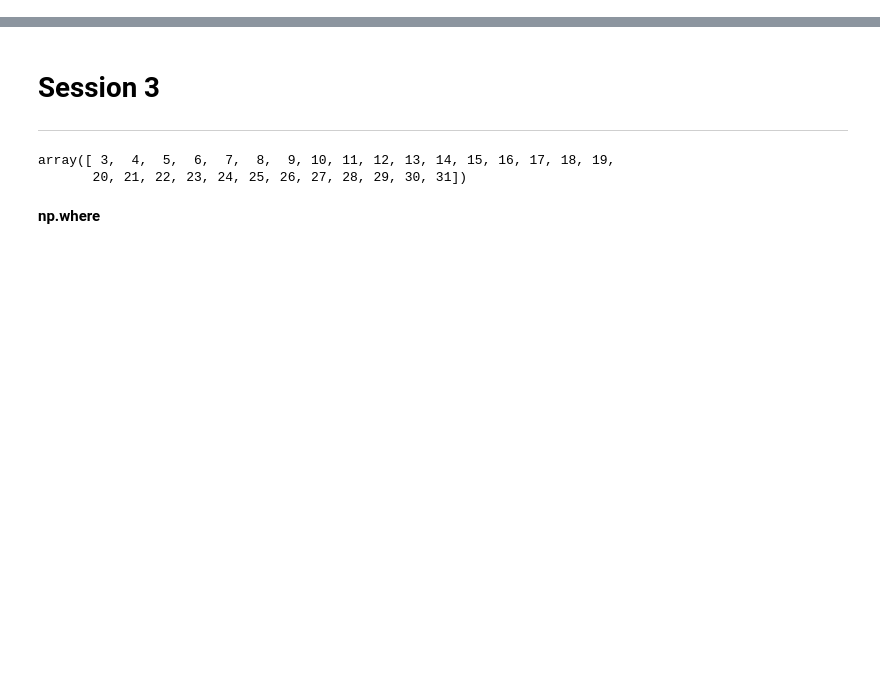
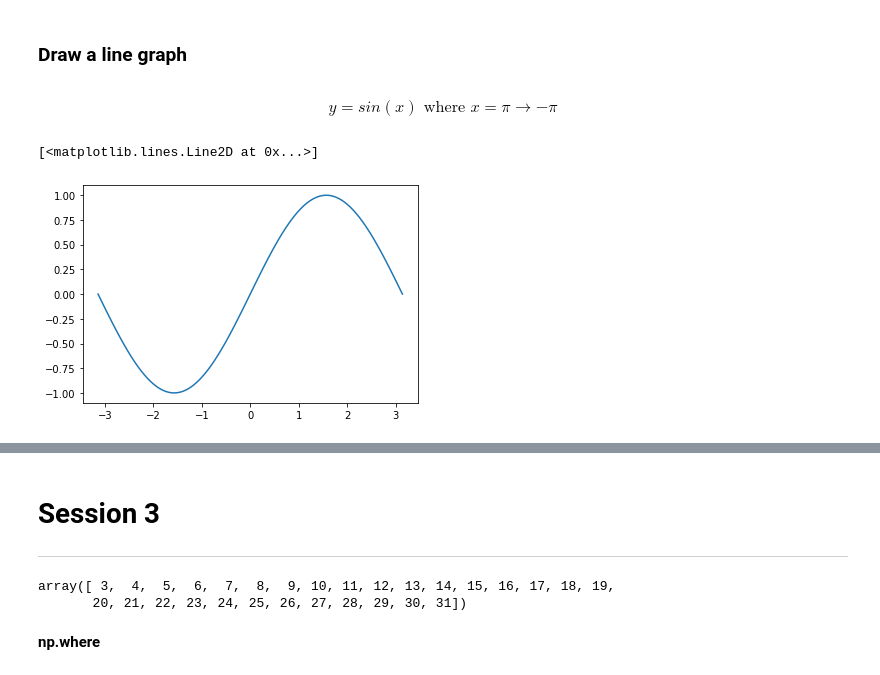
Before and after one commit to learningwithdg/datascience, a Jupyter notebook: Sessions/Session-3.ipynb, the cells around one changed output, grey strips where cells are left out. Saved outputs shown, nothing was run; the diff lists cells and outputs as text; code cells hidden in the pictures; blank space fills up the shorter version.

```diff
--- a/Sessions/Session-3.ipynb
+++ b/Sessions/Session-3.ipynb
@@ -0,0 +7,10 @@
+# %% [markdown]
+### Draw a line graph
+# %% [markdown]
+$$y = sin(x) \text{ where }x = \pi\to-\pi$$
+# %%
+x = np.linspace(-np.pi, np.pi, num=100)
+plt.plot(x, np.sin(x))
+# %% [output]
+[<matplotlib.lines.Line2D at 0x...>]
+[figure, added]
```
Also changed, not shown: parts of 38 cells of this notebook, 3 other files.
